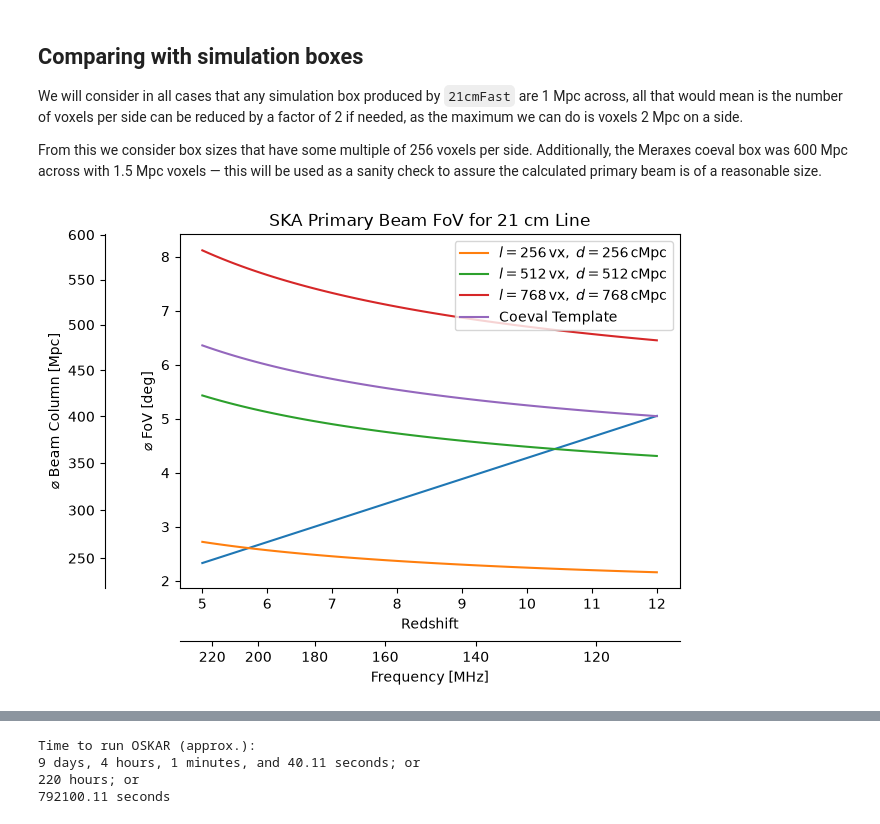
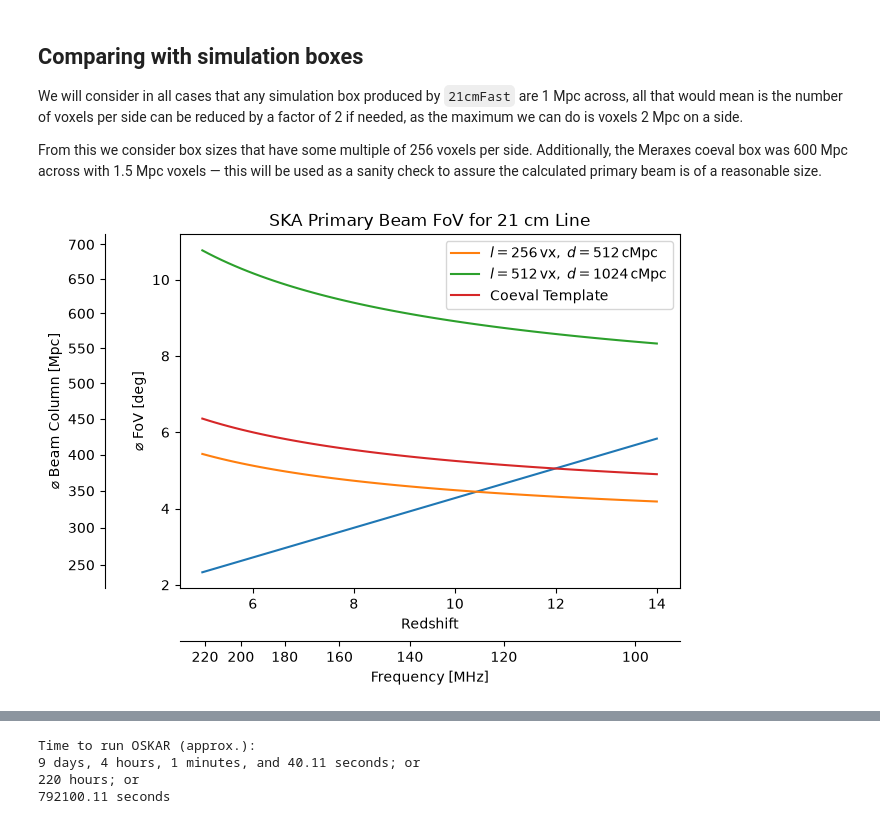
Before and after one commit to oliviax727/phd-programs, a Jupyter notebook: interferometry-practice/primary_beam.ipynb, the cells around one changed output, grey strips where cells are left out. Drawn from its saved outputs; the diff is of its cells as text; code cells hidden in the pictures.

```diff
--- a/interferometry-practice/primary_beam.ipynb
+++ b/interferometry-practice/primary_beam.ipynb
@@ -26,7 +26,7 @@ print(cosmo.dz_to_z(cosmo.z_to_dz(6.0) + 1024 * u.Mpc))
 For the airy disk we will use the calculation for the first minimum, as that is where we can ensure the primary beam edges fully obscure any corner or side-of-box data.
 # %%
 # Create array of redshift values from 5 to 12 inclusive, use 71 entries (i.e. a redshift step of 0.1)
-zs = np.linspace(5, 12, 71)
+zs = np.linspace(5, 14, 71)
 
 # Frequencies and wavelengths
 fs = omath.FREQ_21CM / (zs + 1)
@@ -174,30 +174,30 @@ We will consider in all cases that any simulation box produced by `21cmFast` are
 
 From this we consider box sizes that have some multiple of 256 voxels per side. Additionally, the Meraxes coeval box was 600 Mpc across with 1.5 Mpc voxels — this will be used as a sanity check to assure the calculated primary beam is of a reasonable size.
 # %%
-vl = 1 * u.Mpc
+vl = 2 * u.Mpc
 
 def get_sizes(zs, n, vox_len = 1 * u.Mpc):
     # Calculate side length of box
     side = n * vox_len
 
     # From side length we can calculate the subtended angle
     return np.atan(side / cosmo.z_to_dz(zs)).to(u.deg)
 
-ns = np.arange(1, 4, 1) * 256
+ns = np.arange(1, 3, 1) * 256
 
 fig, ax, _, _ = plot_on_four_axes(zs, θs, fs, ds)
 
 # Non-Meraxes Boxes
 for n in ns:
     ax.plot(zs, get_sizes(zs, n, vl), label = "$l=%d\,\mathrm{vx},\;d=%d\,\mathrm{cMpc}$" % (n, (n * vl).to_value(u.Mpc)))
 
 # Meraxes Boxes
-ax.plot(zs, get_sizes(zs, 400, vl * 1.5), label = "Coeval Template")
+ax.plot(zs, get_sizes(zs, 400, 1.5 * u.Mpc), label = "Coeval Template")
 
 plt.legend()
 plt.show()
 # %% [output]
-[figure, old version]
+[figure, new version]
 # %% [markdown]
 As it appears, a 768 cubed box with side length of 768 cMpc is able to stay above the primary beam size for all redshifts. If we used 1.5 cMpc for each voxel the equivalent side length would correspond to a 512 cubed box.
 
```
Also changed, not shown: parts of 5 cells of this notebook, 5 other files.
